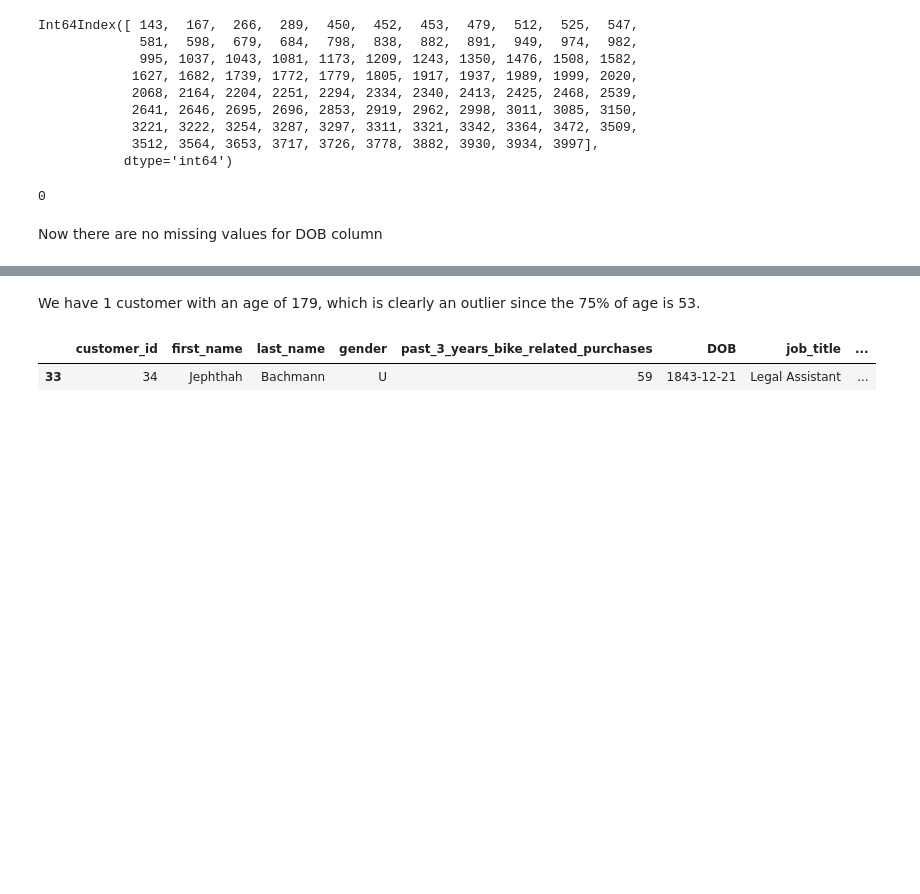
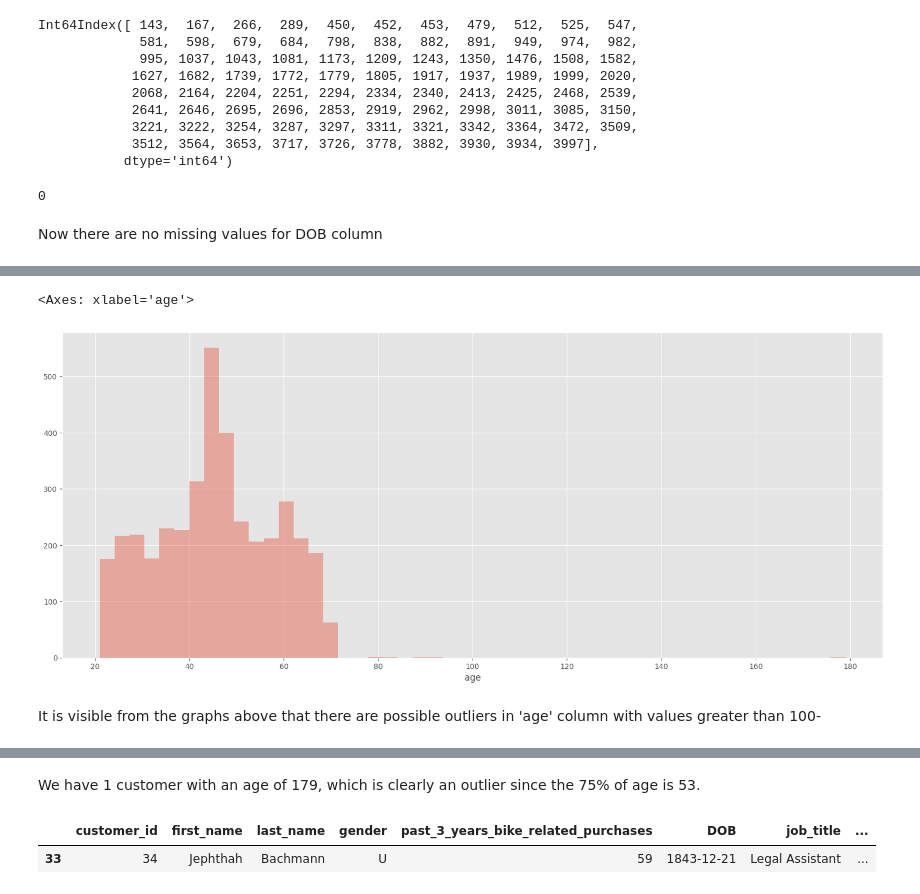
Before and after one commit to AryaChirag/Bicycle-sales, a Jupyter notebook: Data_cleaning_customer_demographic.ipynb, the cells around one changed output, grey strips where cells are left out. Saved outputs shown, nothing was run; the diff lists cells and outputs as text; code cells hidden in the pictures; blank space fills up the shorter version.

```diff
--- a/Data_cleaning_customer_demographic.ipynb
+++ b/Data_cleaning_customer_demographic.ipynb
@@ -226,3 +559,11 @@ https://gist.github.com/mwaskom/de44147ed2974457ad6372750bbe5751
+# %%
+plt.figure(figsize = (20, 8))
+sns.distplot(cust_demo['age'], kde= False, bins= 50)
+# %% [output]
+<Axes: xlabel='age'>
+[figure, added]
+# %% [markdown]
+It is visible from the graphs above that there are possible outliers in 'age' column with values greater than 100-
 # %%
 cust_demo['age'].describe()
 # %% [output]
```
Also changed, not shown: parts of 91 cells of this notebook, 33 other files.
